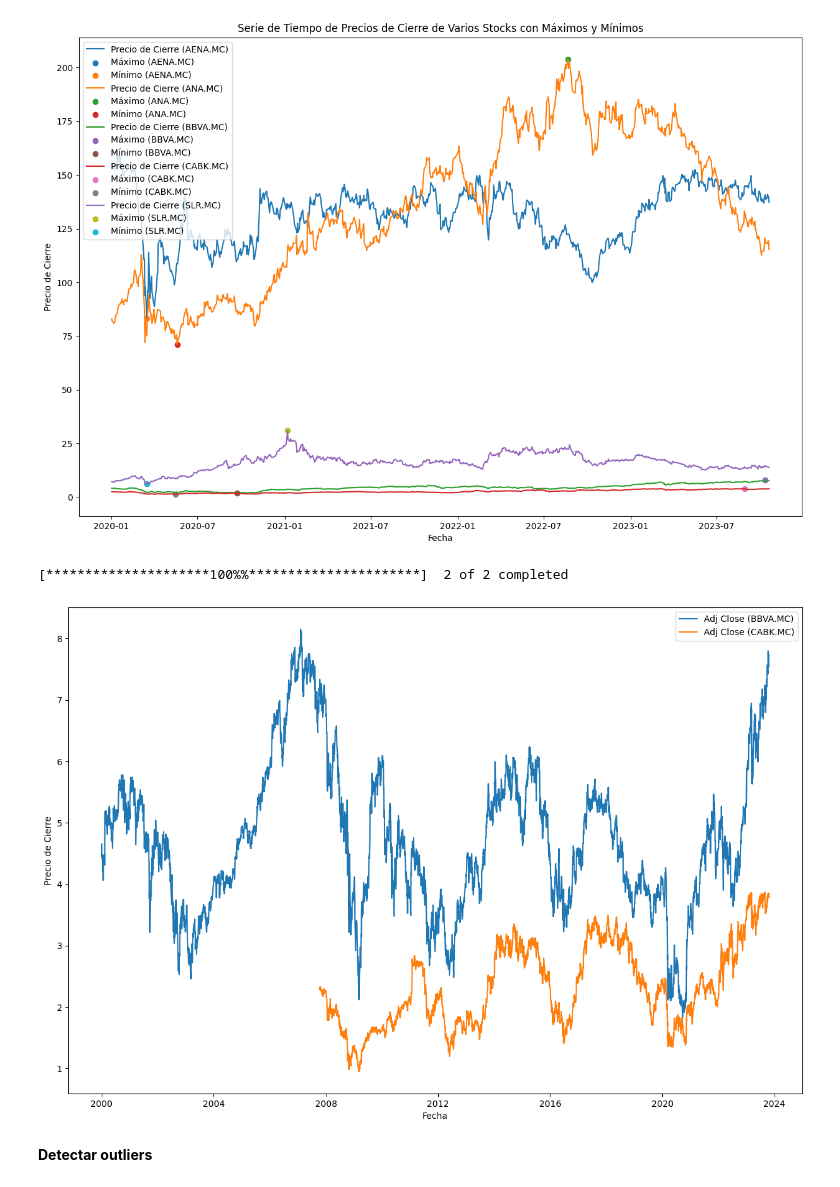
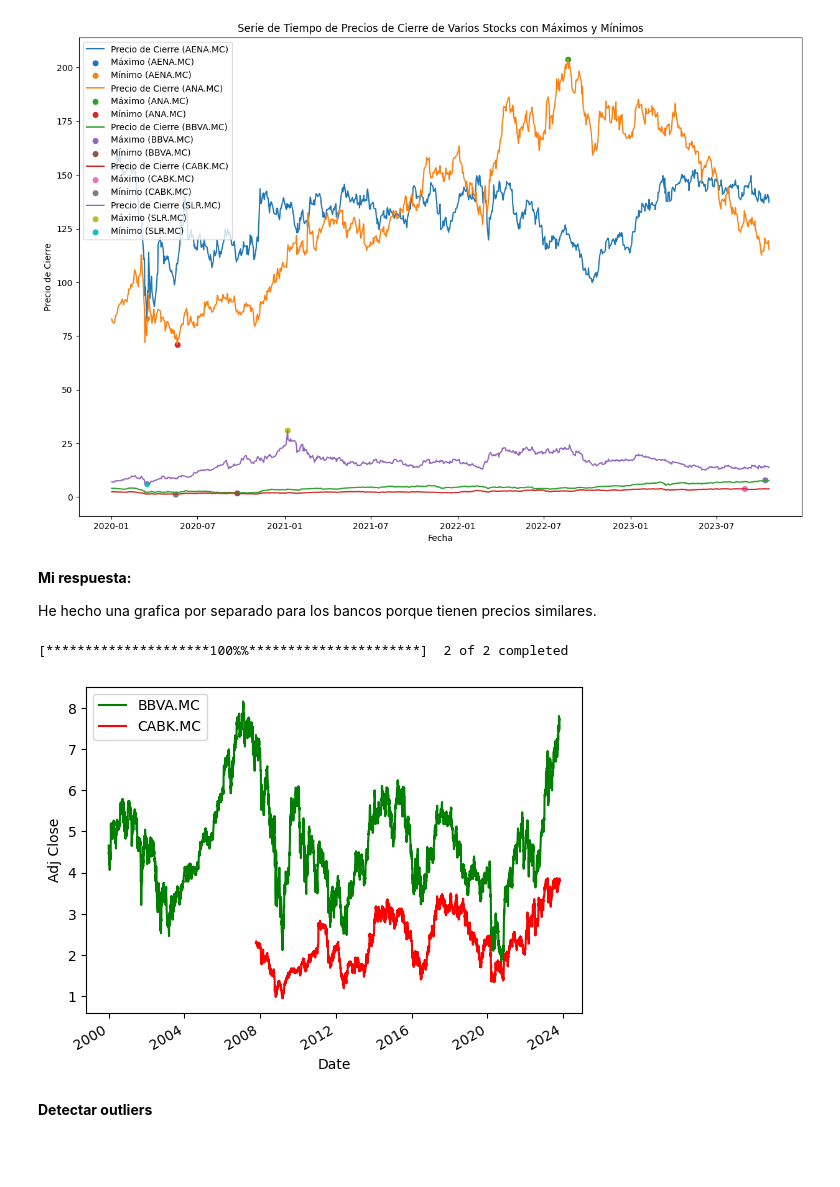
Before and after one commit to venidaydream/Intro_to_Big_Data, a Jupyter notebook: big_data_3_entrega_IBEX35.ipynb, the cells around one changed output. Drawn from its saved outputs; the diff is of its cells as text; code cells hidden in the pictures; blank space fills up the shorter version.

```diff
--- a/big_data_3_entrega_IBEX35.ipynb
+++ b/big_data_3_entrega_IBEX35.ipynb
@@ -147,26 +175,22 @@ plt.legend()
 plt.show()
 # %% [output]
 [figure]
+# %% [markdown]
+**Mi respuesta:**
+
+He hecho una grafica por separado para los bancos porque tienen precios similares.
 # %%
 import matplotlib.pyplot as plt
-
-# Me sorprendion los precios de los bancos y he hecho una grafica por separado
-plt.figure(figsize=(15, 10))
 
 symbol_banks = ['CABK.MC','BBVA.MC']
 stocks_banks = yf.download(symbol_banks)
 stocks_adj_banks = stocks_banks['Adj Close']
-for symbol, data in stocks_adj_banks.items():
-    plt.plot(data.index, data.values, label=f'Adj Close ({symbol})')
-plt.xlabel('Fecha')
-plt.ylabel('Precio de Cierre')
-plt.legend()
-
-# Mostrar la gráfica
+stocks_adj_banks.plot(color = ['g', 'r'])
+plt.ylabel('Adj Close')
 plt.show()
 # %% [output]
 [*********************100%%**********************]  2 of 2 completed
-[figure, old version]
+[figure, new version]
 # %% [markdown]
 **Detectar outliers**
 # %%
```
Also changed, not shown: parts of 13 cells of this notebook.
